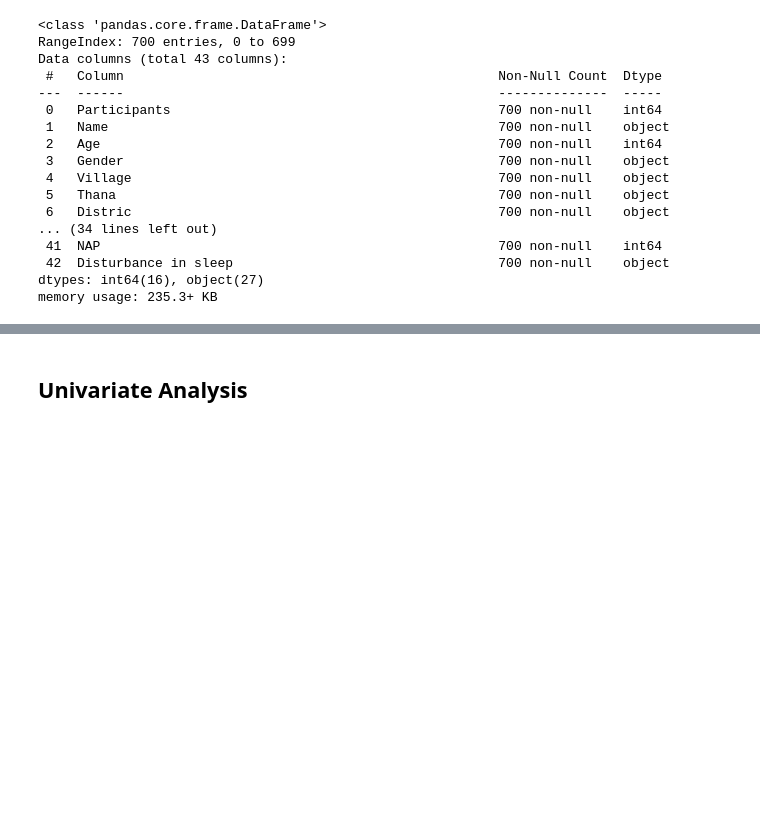
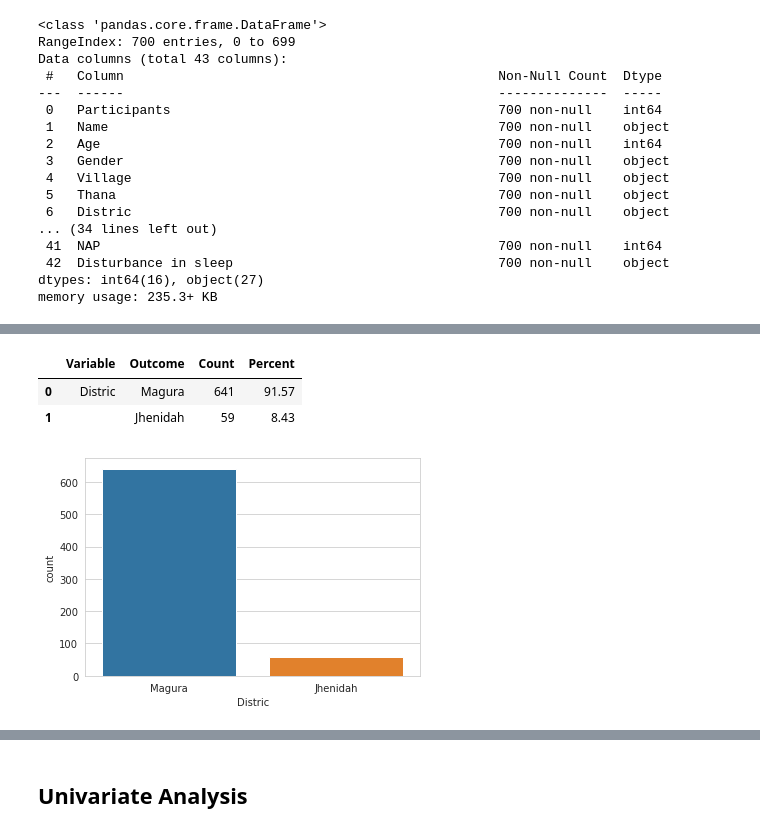
Before and after one commit to hossainlab/Diabetes_Study, a Jupyter notebook: Diabetes Survey Analysis.ipynb, the cells around one changed output, grey strips where cells are left out. Drawn from its saved outputs; the diff is of its cells as text; code cells hidden in the pictures; blank space fills up the shorter version.

```diff
--- a/Diabetes Survey Analysis.ipynb
+++ b/Diabetes Survey Analysis.ipynb
@@ -103,0 +157,11 @@ df.describe()
+# %%
+# summary of district
+rp.summary_cat(categorical_df['Distric'])
+# %% [output]
+|  | Variable | Outcome | Count | Percent |
+| 0 | Distric | Magura | 641 | 91.57 |
+| 1 |  | Jhenidah | 59 | 8.43 |
+# %%
+sns.countplot(categorical_df['Distric']);
+# %% [output]
+[figure, added]
```
Also changed, not shown: parts of 55 cells of this notebook, 6 other files.
